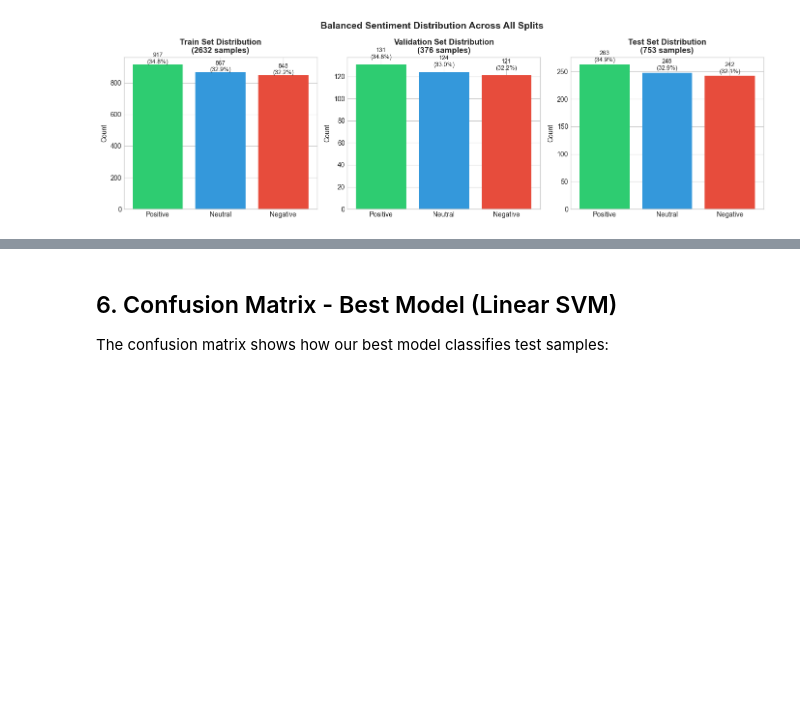
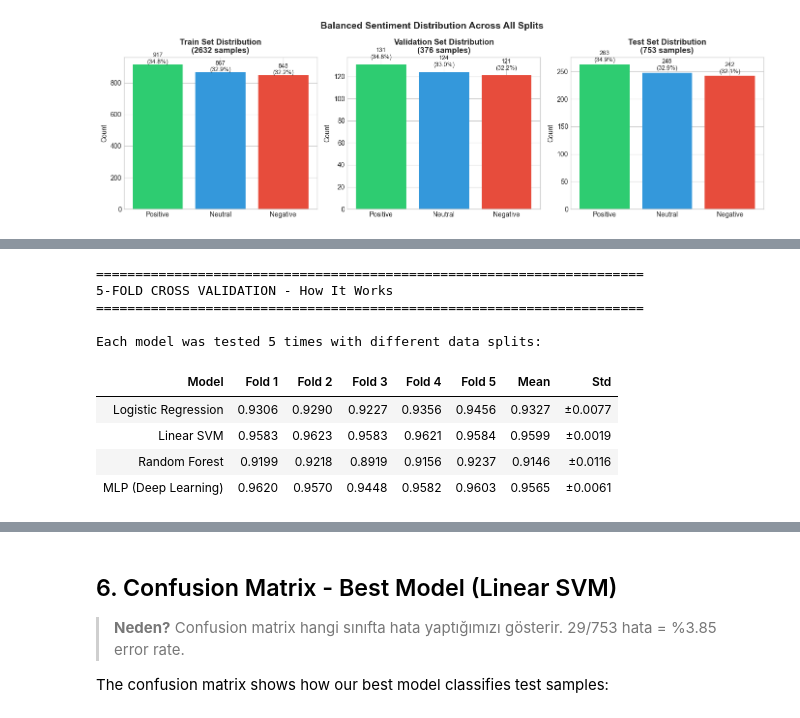
Before and after one commit to mrblackcoder/financial-sentiment-analysis, a Jupyter notebook: demo_notebook.ipynb, the cells around one changed output, grey strips where cells are left out. Drawn from its saved outputs; the diff is of its cells as text; code cells hidden in the pictures; blank space fills up the shorter version.

```diff
--- a/demo_notebook.ipynb
+++ b/demo_notebook.ipynb
@@ -226,0 +665,65 @@ print("\n🏆 BEST MODEL: Linear SVM with 96.18% F1-Score!")
+# %%
+# ============================================================
+# 5-FOLD CROSS VALIDATION VISUALIZATION
+# Neden: Model stabilitesini göster - tek test yanıltıcı olabilir
+# Kod: train_and_evaluate.py - StratifiedKFold(n_splits=5)
+# ============================================================
+
+print("="*70)
+print("5-FOLD CROSS VALIDATION - How It Works")
+print("="*70)
+
+# CV skorlarını göster
+print("\nEach model was tested 5 times with different data splits:\n")
+
+cv_results = []
+for name, model_data in models.items():
+    cv_scores = model_data['cv_scores']
+    cv_results.append({
+        'Model': name,
+        'Fold 1': f"{cv_scores[0]:.4f}",
+        'Fold 2': f"{cv_scores[1]:.4f}",
+        'Fold 3': f"{cv_scores[2]:.4f}",
+        'Fold 4': f"{cv_scores[3]:.4f}",
+        'Fold 5': f"{cv_scores[4]:.4f}",
+        'Mean': f"{cv_scores.mean():.4f}",
+        'Std': f"±{cv_scores.std():.4f}"
+    })
+
+cv_df = pd.DataFrame(cv_results)
+display(cv_df.style.set_properties(**{'text-align': 'center'}).hide(axis='index'))
+
+# Görsel açıklama
+print("\n" + "="*70)
+print("INTERPRETATION")
+print("="*70)
+print("""
+5-Fold CV nasıl çalışır:
+┌─────────────────────────────────────────────────────────────────┐
+│ Data: [████ ████ ████ ████ ████]  (5 equal parts)               │
+│                                                                 │
+│ Fold 1: [TEST ████ ████ ████ ████]  Train on 4, test on 1      │
+│ Fold 2: [████ TEST ████ ████ ████]  Train on 4, test on 1      │
+│ Fold 3: [████ ████ TEST ████ ████]  Train on 4, test on 1      │
+│ Fold 4: [████ ████ ████ TEST ████]  Train on 4, test on 1      │
+│ Fold 5: [████ ████ ████ ████ TEST]  Train on 4, test on 1      │
+│                                                                 │
+│ Final Score = Average of 5 folds                                │
+└─────────────────────────────────────────────────────────────────┘
+
+Neden önemli:
+- Low Std = Model stable (her fold'da benzer sonuç)
+- High Std = Model unstable (sonuçlar değişken)
+- Linear SVM std = 0.0019 → Very stable!
+""")
+# %% [output]
+======================================================================
+5-FOLD CROSS VALIDATION - How It Works
+======================================================================
+
+Each model was tested 5 times with different data splits:
+| Model | Fold 1 | Fold 2 | Fold 3 | Fold 4 | Fold 5 | Mean | Std |
+| Logistic Regression | 0.9306 | 0.9290 | 0.9227 | 0.9356 | 0.9456 | 0.9327 | ±0.0077 |
+| Linear SVM | 0.9583 | 0.9623 | 0.9583 | 0.9621 | 0.9584 | 0.9599 | ±0.0019 |
+| Random Forest | 0.9199 | 0.9218 | 0.8919 | 0.9156 | 0.9237 | 0.9146 | ±0.0116 |
+| MLP (Deep Learning) | 0.9620 | 0.9570 | 0.9448 | 0.9582 | 0.9603 | 0.9565 | ±0.0061 |
@@ -227,5 +747,7 @@ print("\n🏆 BEST MODEL: Linear SVM with 96.18% F1-Score!")
 # %% [markdown]
 ## 6. Confusion Matrix - Best Model (Linear SVM)
 
+> **Neden?** Confusion matrix hangi sınıfta hata yaptığımızı gösterir. 29/753 hata = %3.85 error rate.
+
 The confusion matrix shows how our best model classifies test samples:
 # %%
```
Also changed, not shown: parts of 41 cells of this notebook, 39 other files.
